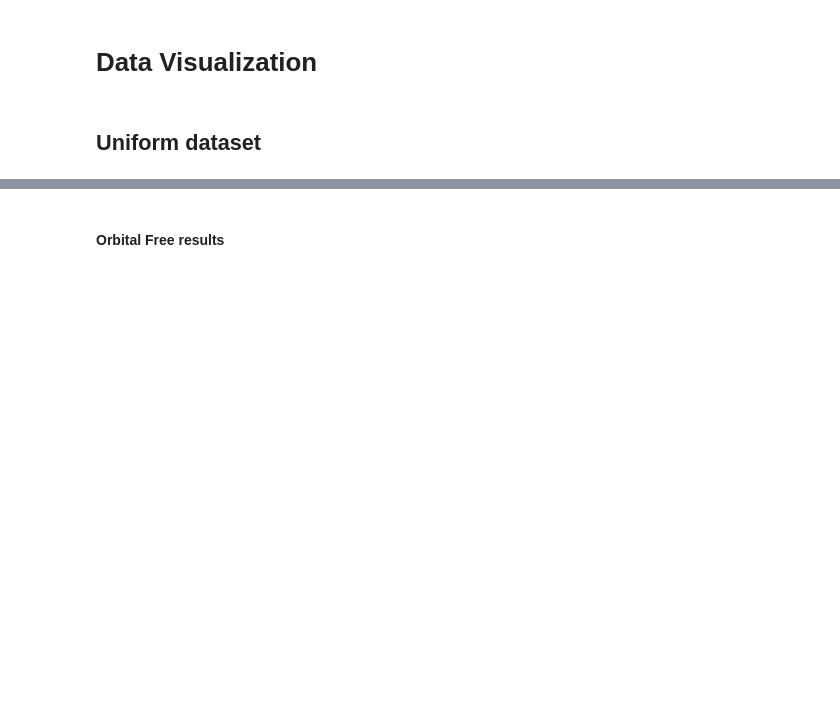
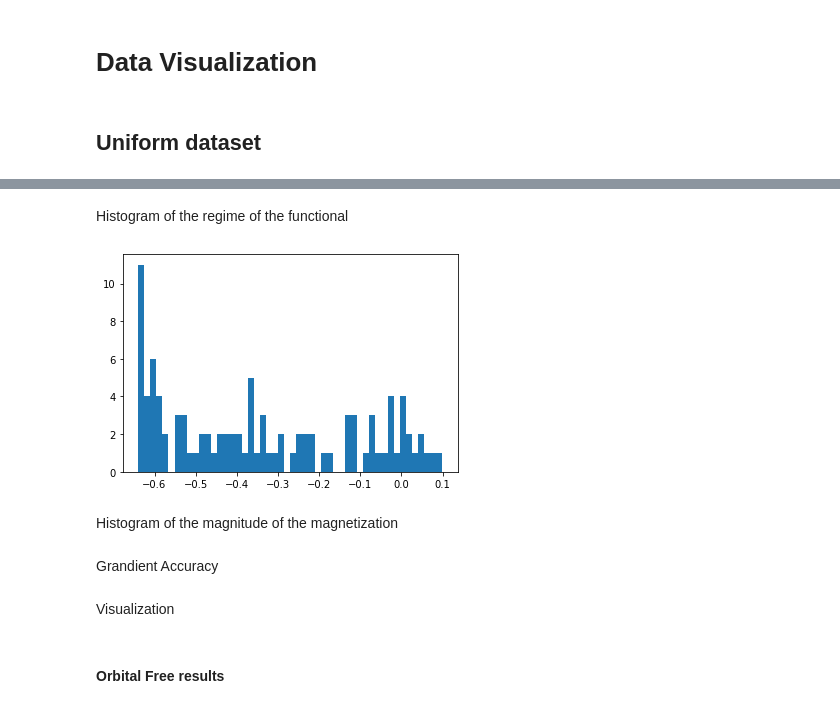
Before and after one commit to emacosta95/DL-VLM, a Jupyter notebook: Visualization.ipynb, the cells around one changed output, grey strips where cells are left out. Drawn from its saved outputs; the diff is of its cells as text; code cells hidden in the pictures; blank space fills up the shorter version.

```diff
--- a/Visualization.ipynb
+++ b/Visualization.ipynb
@@ -4,0 +17,9 @@
+# %%
+data=np.load('data/kohm_sham_approach/uniform/reduction_2_input_channel_dataset_h_0.0_2.0_omega_1_j_1_1nn_n_100.npz')
+
+m=data['density'][0:100]
+h=data['potential'][0:100]
+f=data['density_F'][0:100]
+
+model=torch.load('model_rep/kohm_sham/disorder/model_zzxz_real_reduction_2_input_channel_dataset_h_0.0-2.0_omega_0.0-2.0_j_1_1nn_n_500k_unet_l_train_8_[40, 40, 40, 40, 40, 40]_hc_5_ks_1_ps_6_nconv_0_nblock',map_location='cpu')
+model.eval()
@@ -4,0 +44,9 @@
+# %% [markdown]
+Histogram of the regime of the functional
+# %%
+plt.hist(np.average(f,axis=-1),bins=50)
+plt.show()
+# %% [output]
+[figure, added]
+# %% [markdown]
+Histogram of the magnitude of the magnetization
@@ -4,0 +61,2 @@
+# %% [markdown]
+Grandient Accuracy
@@ -4,0 +68,2 @@
+# %% [markdown]
+Visualization
```
Also changed, not shown: parts of 30 cells of this notebook, 8 other files.
